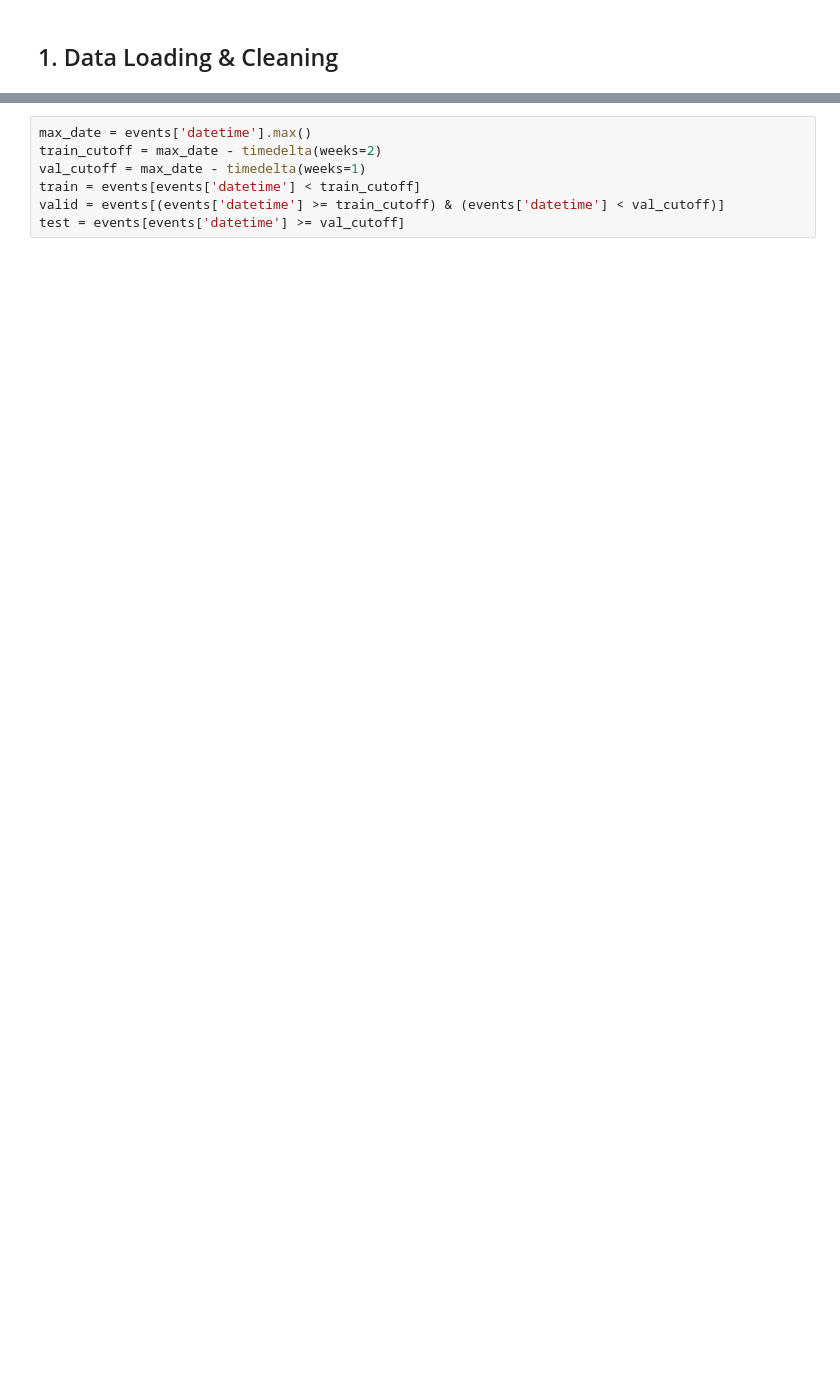
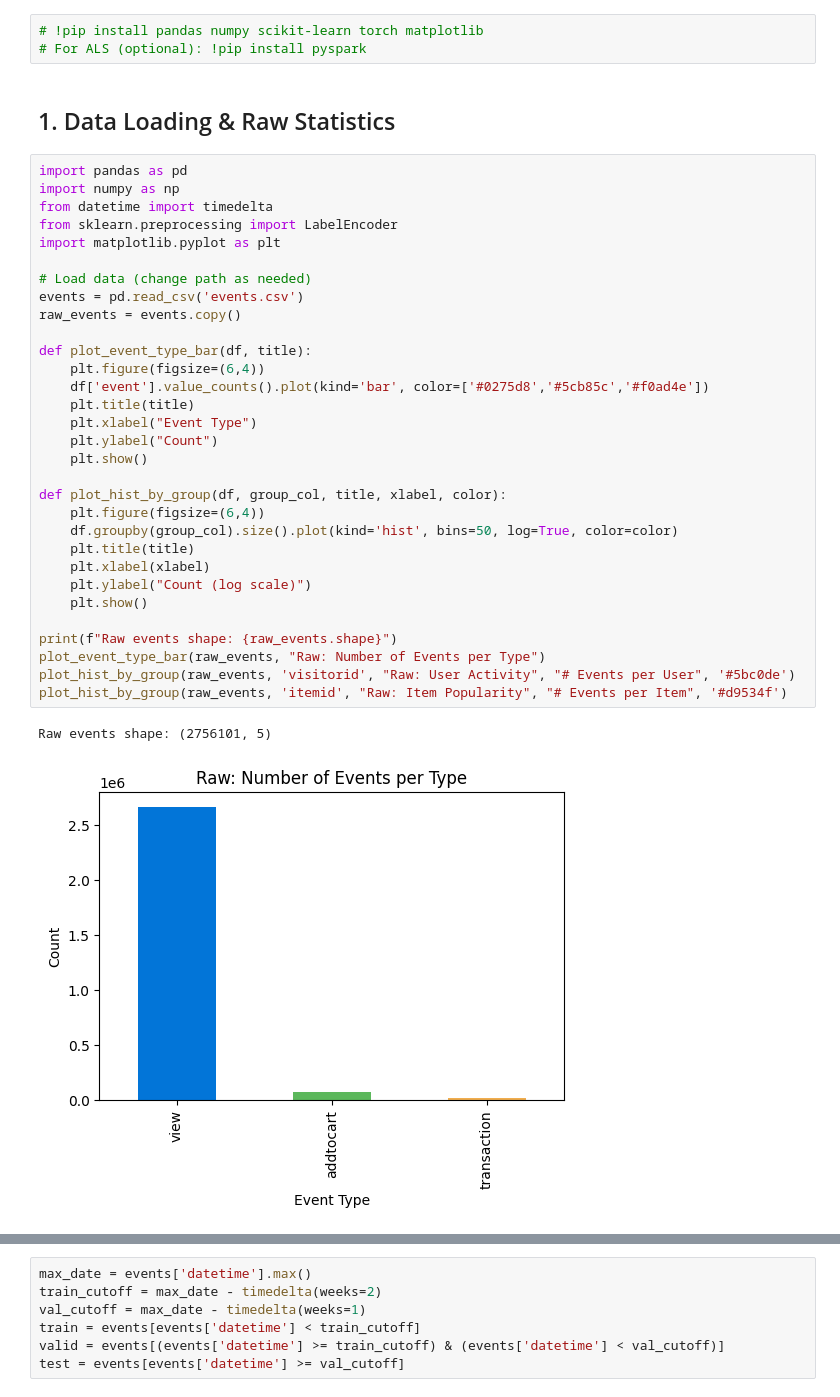
Before and after one commit to Khanh-Nguyen-android/Projectgroup-52-topic-2, a Jupyter notebook: retail_recommendation_engine_1.ipynb, the cells around one changed output, grey strips where cells are left out. Cells and saved outputs as stored; diff of their text form; blank space fills up the shorter version.

Commit message:
update to show statistic

```diff
--- a/retail_recommendation_engine_1.ipynb
+++ b/retail_recommendation_engine_1.ipynb
@@ -39,2 +9,39 @@ Requirement already satisfied: colorama in c:\users\admins\appdata\local\package
+# %%
+# !pip install pandas numpy scikit-learn torch matplotlib
+# For ALS (optional): !pip install pyspark
 # %% [markdown]
-## 1. Data Loading & Cleaning
+## 1. Data Loading & Raw Statistics
+# %%
+import pandas as pd
+import numpy as np
+from datetime import timedelta
+from sklearn.preprocessing import LabelEncoder
+import matplotlib.pyplot as plt
+
+# Load data (change path as needed)
+events = pd.read_csv('events.csv')
+raw_events = events.copy()
+
+def plot_event_type_bar(df, title):
+    plt.figure(figsize=(6,4))
+    df['event'].value_counts().plot(kind='bar', color=['#0275d8','#5cb85c','#f0ad4e'])
+    plt.title(title)
+    plt.xlabel("Event Type")
+    plt.ylabel("Count")
+    plt.show()
+
+def plot_hist_by_group(df, group_col, title, xlabel, color):
+    plt.figure(figsize=(6,4))
+    df.groupby(group_col).size().plot(kind='hist', bins=50, log=True, color=color)
+    plt.title(title)
+    plt.xlabel(xlabel)
+    plt.ylabel("Count (log scale)")
+    plt.show()
+
+print(f"Raw events shape: {raw_events.shape}")
+plot_event_type_bar(raw_events, "Raw: Number of Events per Type")
+plot_hist_by_group(raw_events, 'visitorid', "Raw: User Activity", "# Events per User", '#5bc0de')
+plot_hist_by_group(raw_events, 'itemid', "Raw: Item Popularity", "# Events per Item", '#d9534f')
+# %% [output]
+Raw events shape: (2756101, 5)
+[figure, added]
```
Also changed, not shown: parts of 27 cells of this notebook.
